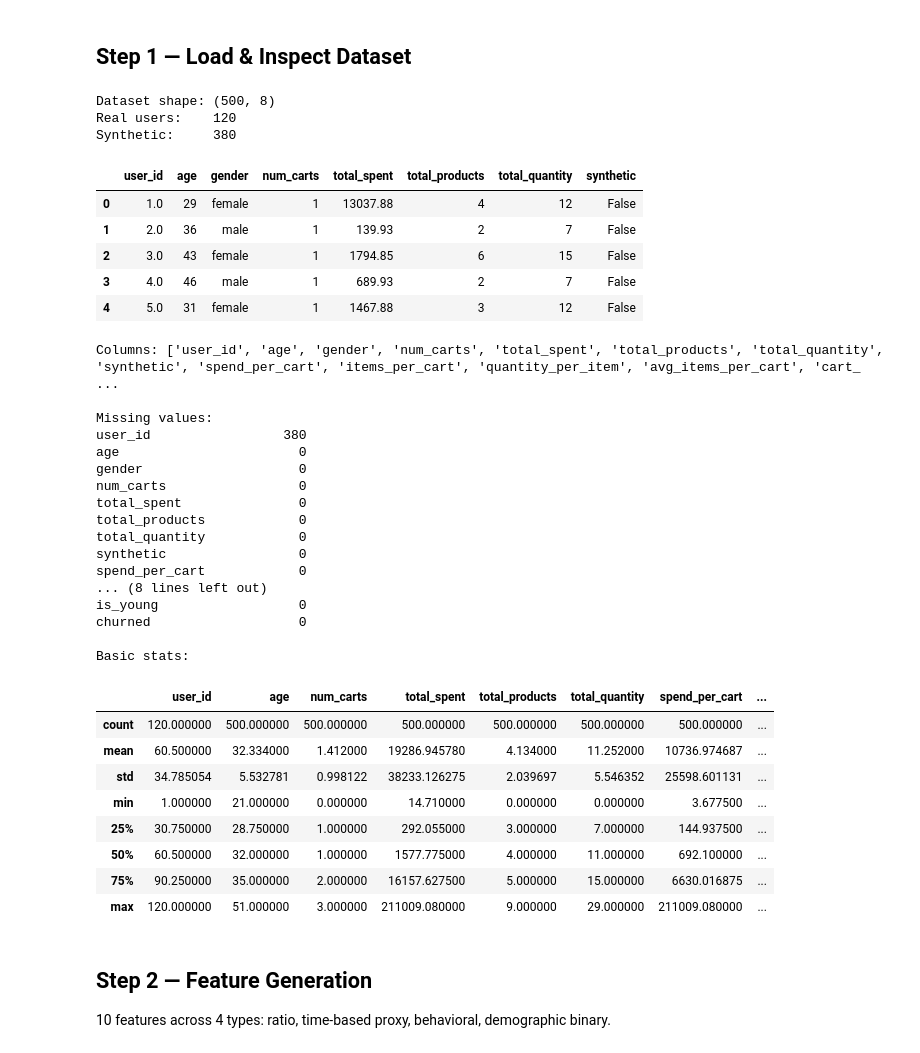
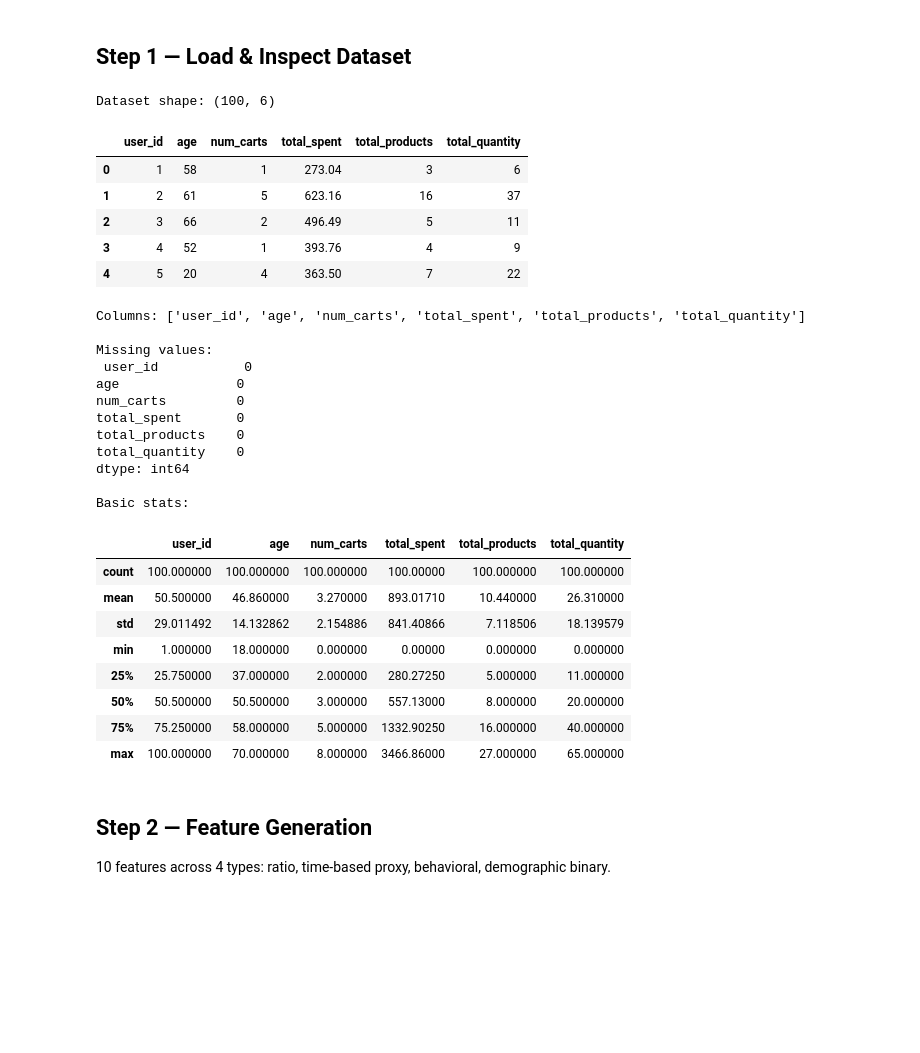
Before and after one commit to RolandoFerreira/Datascience-finalproject, a Jupyter notebook: notebooks/exploration.ipynb, the cells around one changed output. Drawn from its saved outputs; the diff is of its cells as text; code cells hidden in the pictures; blank space fills up the shorter version.

```diff
--- a/notebooks/exploration.ipynb
+++ b/notebooks/exploration.ipynb
@@ -11,63 +11,54 @@ Target variable: `churned` (binary)
 # %%
 import sys
 sys.path.append("../app")
 
 import pandas as pd
 import numpy as np
 import matplotlib.pyplot as plt
 import seaborn as sns
 import json
 
-with open("../data/raw/users_carts.json") as f:
+with open("/churn-predictor/data/raw/users_carts.json") as f:
     data = json.load(f)
 
 df = pd.DataFrame(data)
 print(f"Dataset shape: {df.shape}")
-print(f"Real users:    {(~df['synthetic']).sum()}")
-print(f"Synthetic:     {df['synthetic'].sum()}")
 df.head()
 # %% [output]
-Dataset shape: (500, 8)
-Real users:    120
-Synthetic:     380
+Dataset shape: (100, 6)
-|  | user_id | age | gender | num_carts | total_spent | total_products | total_quantity | synthetic |
-| 0 | 1.0 | 29 | female | 1 | 13037.88 | 4 | 12 | False |
-| 1 | 2.0 | 36 | male | 1 | 139.93 | 2 | 7 | False |
-| 2 | 3.0 | 43 | female | 1 | 1794.85 | 6 | 15 | False |
-| 3 | 4.0 | 46 | male | 1 | 689.93 | 2 | 7 | False |
-| 4 | 5.0 | 31 | female | 1 | 1467.88 | 3 | 12 | False |
+|  | user_id | age | num_carts | total_spent | total_products | total_quantity |
+| 0 | 1 | 58 | 1 | 273.04 | 3 | 6 |
+| 1 | 2 | 61 | 5 | 623.16 | 16 | 37 |
+| 2 | 3 | 66 | 2 | 496.49 | 5 | 11 |
+| 3 | 4 | 52 | 1 | 393.76 | 4 | 9 |
+| 4 | 5 | 20 | 4 | 363.50 | 7 | 22 |
 # %%
 print("Columns:", df.columns.tolist())
 print("\nMissing values:\n", df.isnull().sum())
 print("\nBasic stats:")
 df.describe()
 # %% [output]
-Columns: ['user_id', 'age', 'gender', 'num_carts', 'total_spent', 'total_products', 'total_quantity', 'synthetic', 'spend_per_cart', 'items_per_cart', 'quantity_per_item', 'avg_items_per_cart', 'cart_ ...
+Columns: ['user_id', 'age', 'num_carts', 'total_spent', 'total_products', 'total_quantity']
 
 Missing values:
-user_id                 380
-age                       0
-gender                    0
-num_carts                 0
-total_spent               0
-total_products            0
-total_quantity            0
-synthetic                 0
-spend_per_cart            0
-... (8 lines left out)
-is_young                  0
-churned                   0
+ user_id           0
+age               0
+num_carts         0
+total_spent       0
+total_products    0
+total_quantity    0
+dtype: int64
 
 Basic stats:
-|  | user_id | age | num_carts | total_spent | total_products | total_quantity | spend_per_cart | ... |
-| count | 120.000000 | 500.000000 | 500.000000 | 500.000000 | 500.000000 | 500.000000 | 500.000000 | ... |
-| mean | 60.500000 | 32.334000 | 1.412000 | 19286.945780 | 4.134000 | 11.252000 | 10736.974687 | ... |
-| std | 34.785054 | 5.532781 | 0.998122 | 38233.126275 | 2.039697 | 5.546352 | 25598.601131 | ... |
-| min | 1.000000 | 21.000000 | 0.000000 | 14.710000 | 0.000000 | 0.000000 | 3.677500 | ... |
-| 25% | 30.750000 | 28.750000 | 1.000000 | 292.055000 | 3.000000 | 7.000000 | 144.937500 | ... |
-| 50% | 60.500000 | 32.000000 | 1.000000 | 1577.775000 | 4.000000 | 11.000000 | 692.100000 | ... |
-| 75% | 90.250000 | 35.000000 | 2.000000 | 16157.627500 | 5.000000 | 15.000000 | 6630.016875 | ... |
-| max | 120.000000 | 51.000000 | 3.000000 | 211009.080000 | 9.000000 | 29.000000 | 211009.080000 | ... |
+|  | user_id | age | num_carts | total_spent | total_products | total_quantity |
+| count | 100.000000 | 100.000000 | 100.000000 | 100.00000 | 100.000000 | 100.000000 |
+| mean | 50.500000 | 46.860000 | 3.270000 | 893.01710 | 10.440000 | 26.310000 |
+| std | 29.011492 | 14.132862 | 2.154886 | 841.40866 | 7.118506 | 18.139579 |
+| min | 1.000000 | 18.000000 | 0.000000 | 0.00000 | 0.000000 | 0.000000 |
+| 25% | 25.750000 | 37.000000 | 2.000000 | 280.27250 | 5.000000 | 11.000000 |
+| 50% | 50.500000 | 50.500000 | 3.000000 | 557.13000 | 8.000000 | 20.000000 |
+| 75% | 75.250000 | 58.000000 | 5.000000 | 1332.90250 | 16.000000 | 40.000000 |
+| max | 100.000000 | 70.000000 | 8.000000 | 3466.86000 | 27.000000 | 65.000000 |
 # %% [markdown]
 ## Step 2 — Feature Generation
 
```
Also changed, not shown: parts of 18 cells of this notebook, 1 other file.
